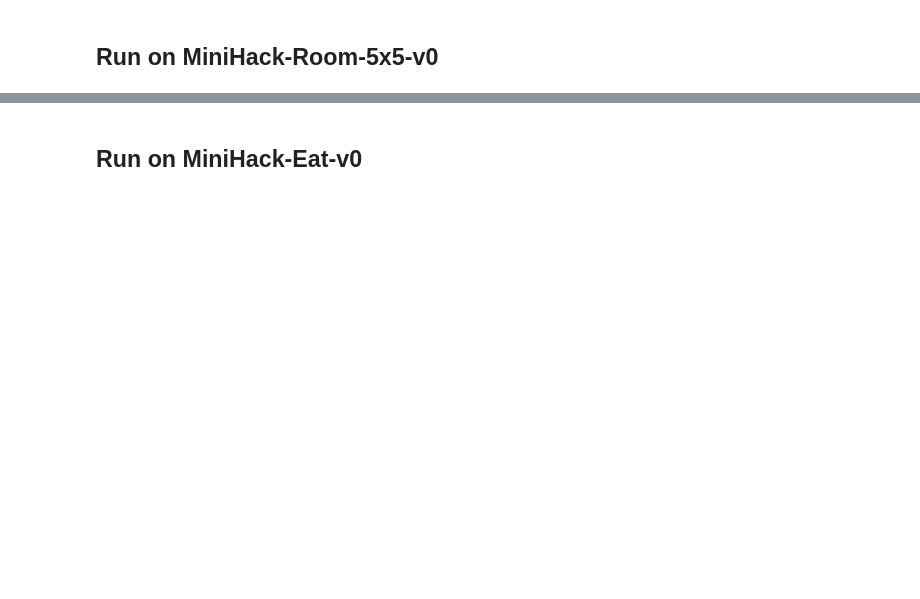
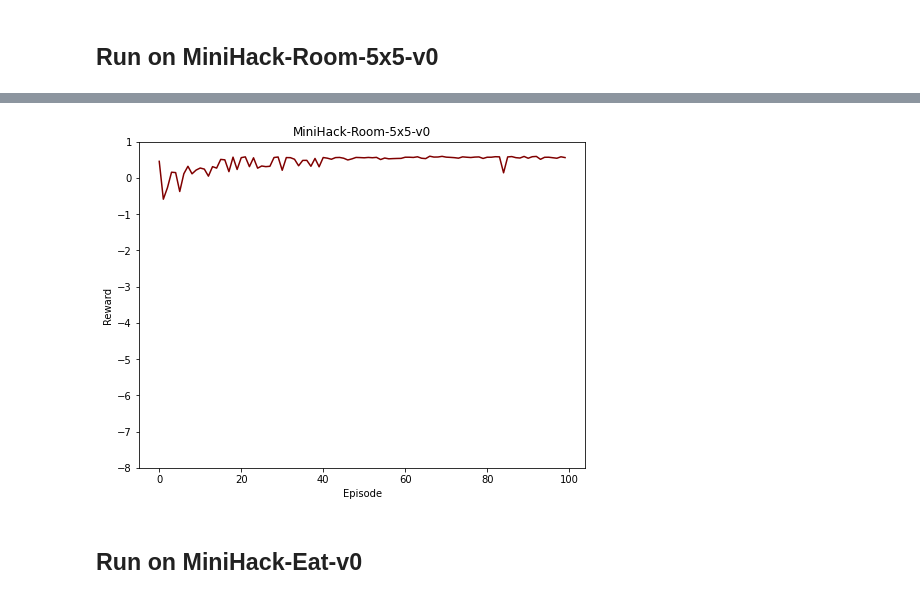
Before and after one commit to RL-101/Project, a Jupyter notebook: Actor Critic/NewA2C.ipynb, the cells around one changed output, grey strips where cells are left out. Drawn from its saved outputs; the diff is of its cells as text; code cells hidden in the pictures; blank space fills up the shorter version.

```diff
--- a/Actor Critic/NewA2C.ipynb
+++ b/Actor Critic/NewA2C.ipynb
@@ -336,3 +358,7 @@ Episode: 99 Reward: 0.95 Average Reward: 0.9428000000000002 Steps 17
+# %%
+plot_results("MiniHack-Room-5x5-v0",room_rewards)
+# %% [output]
+[figure, added]
 # %% [markdown]
 ## Run on MiniHack-Eat-v0
 # %%
```
Also changed, not shown: parts of 37 cells of this notebook.
